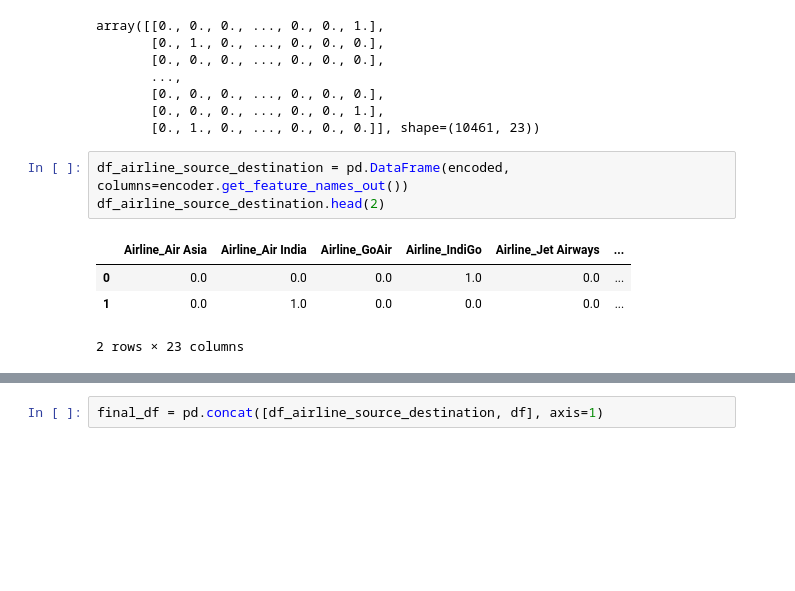
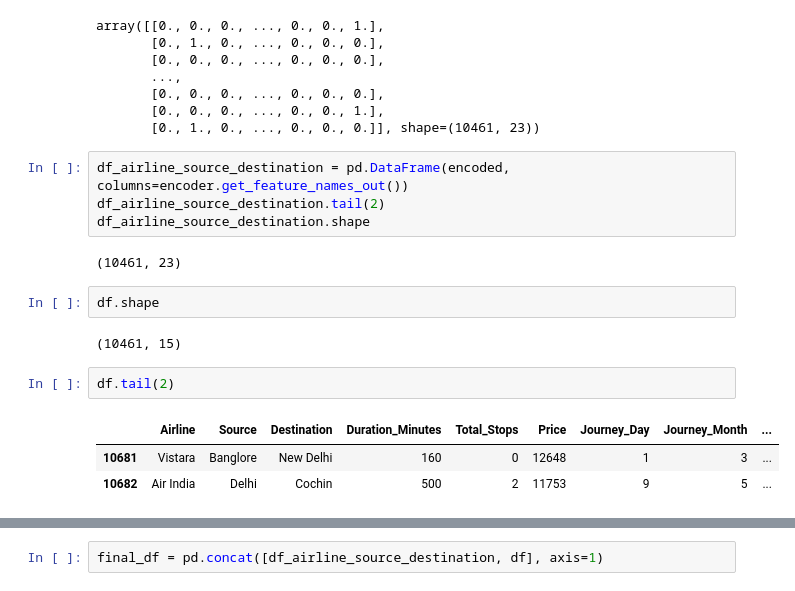
Before and after one commit to wizzy-abhishek/Data-Processing-Basics, a Jupyter notebook: 03_EDA/01_flight_dataclean.ipynb, the cells around one changed output, grey strips where cells are left out. Saved outputs shown, nothing was run; the diff lists cells and outputs as text; blank space fills up the shorter version.

```diff
--- a/03_EDA/01_flight_dataclean.ipynb
+++ b/03_EDA/01_flight_dataclean.ipynb
@@ -311,9 +298,17 @@ array([[0., 0., 0., ..., 0., 0., 1.],
        [0., 1., 0., ..., 0., 0., 0.]], shape=(10461, 23))
 # %%
 df_airline_source_destination = pd.DataFrame(encoded, columns=encoder.get_feature_names_out())
-df_airline_source_destination.head(2)
+df_airline_source_destination.tail(2)
+df_airline_source_destination.shape
 # %% [output]
-|  | Airline_Air Asia | Airline_Air India | Airline_GoAir | Airline_IndiGo | Airline_Jet Airways | ... |
-| 0 | 0.0 | 0.0 | 0.0 | 1.0 | 0.0 | ... |
-| 1 | 0.0 | 1.0 | 0.0 | 0.0 | 0.0 | ... |
-2 rows × 23 columns
+(10461, 23)
+# %%
+df.shape
+# %% [output]
+(10461, 15)
+# %%
+df.tail(2)
+# %% [output]
+|  | Airline | Source | Destination | Duration_Minutes | Total_Stops | Price | Journey_Day | Journey_Month | ... |
+| 10681 | Vistara | Banglore | New Delhi | 160 | 0 | 12648 | 1 | 3 | ... |
+| 10682 | Air India | Delhi | Cochin | 500 | 2 | 11753 | 9 | 5 | ... |
```
Also changed, not shown: parts of 10 cells of this notebook, 1 other file.
